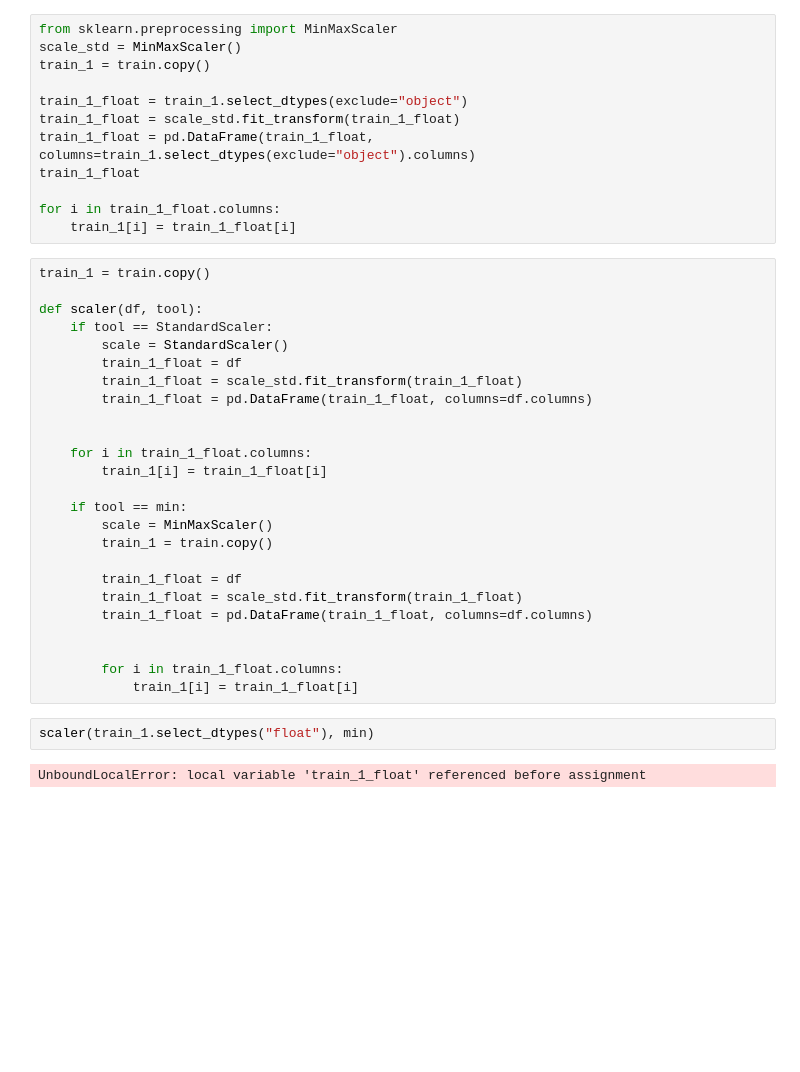
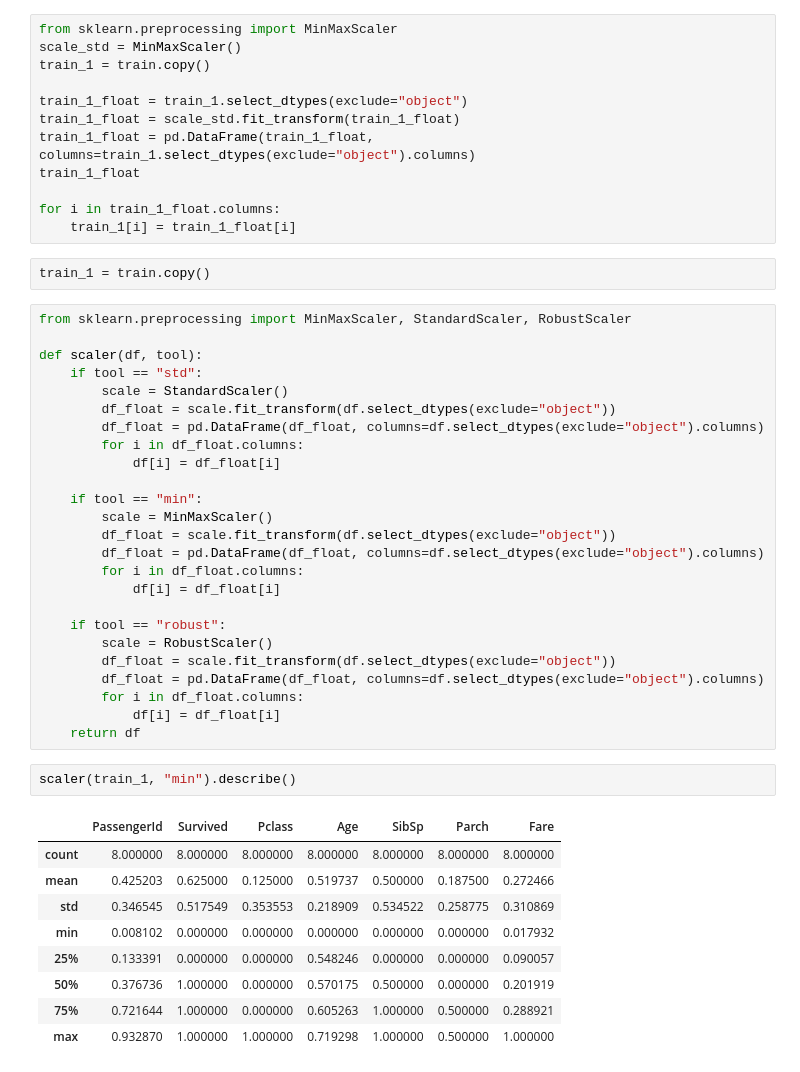
Before and after one commit to juno-bara/7_tutoring, a Jupyter notebook: tutoring_2.ipynb, the cells around one changed output. Drawn from its saved outputs; the diff is of its cells as text; blank space fills up the shorter version.

```diff
--- a/tutoring_2.ipynb
+++ b/tutoring_2.ipynb
@@ -666,32 +651,42 @@ train_1_float
 
 for i in train_1_float.columns:
     train_1[i] = train_1_float[i]
-# %%
-train_1 = train.copy()
-
-def scaler(df, tool):
-    if tool == StandardScaler:
-        scale = StandardScaler()
-        train_1_float = df
-        train_1_float = scale_std.fit_transform(train_1_float)
-        train_1_float = pd.DataFrame(train_1_float, columns=df.columns)
-
-
-    for i in train_1_float.columns:
-        train_1[i] = train_1_float[i]
-
-    if tool == min:
-        scale = MinMaxScaler()
-        train_1 = train.copy()
-
-        train_1_float = df
-        train_1_float = scale_std.fit_transform(train_1_float)
-        train_1_float = pd.DataFrame(train_1_float, columns=df.columns)
-
-
-        for i in train_1_float.columns:
-            train_1[i] = train_1_float[i]
+# %%
+train_1 = train.copy()
+# %%
+from sklearn.preprocessing import MinMaxScaler, StandardScaler, RobustScaler
+
+def scaler(df, tool):
+    if tool == "std":
+        scale = StandardScaler()
+        df_float = scale.fit_transform(df.select_dtypes(exclude="object"))
+        df_float = pd.DataFrame(df_float, columns=df.select_dtypes(exclude="object").columns)
+        for i in df_float.columns:
+            df[i] = df_float[i]
+
+    if tool == "min":
+        scale = MinMaxScaler()
+        df_float = scale.fit_transform(df.select_dtypes(exclude="object"))
+        df_float = pd.DataFrame(df_float, columns=df.select_dtypes(exclude="object").columns)
+        for i in df_float.columns:
+            df[i] = df_float[i]
+
+    if tool == "robust":
+        scale = RobustScaler()
+        df_float = scale.fit_transform(df.select_dtypes(exclude="object"))
+        df_float = pd.DataFrame(df_float, columns=df.select_dtypes(exclude="object").columns)
+        for i in df_float.columns:
+            df[i] = df_float[i]
+    return df
 # %%
-scaler(train_1.select_dtypes("float"), min)
+scaler(train_1, "min").describe()
 # %% [output]
-UnboundLocalError: local variable 'train_1_float' referenced before assignment
+|  | PassengerId | Survived | Pclass | Age | SibSp | Parch | Fare |
+| count | 8.000000 | 8.000000 | 8.000000 | 8.000000 | 8.000000 | 8.000000 | 8.000000 |
+| mean | 0.425203 | 0.625000 | 0.125000 | 0.519737 | 0.500000 | 0.187500 | 0.272466 |
+| std | 0.346545 | 0.517549 | 0.353553 | 0.218909 | 0.534522 | 0.258775 | 0.310869 |
+| min | 0.008102 | 0.000000 | 0.000000 | 0.000000 | 0.000000 | 0.000000 | 0.017932 |
+| 25% | 0.133391 | 0.000000 | 0.000000 | 0.548246 | 0.000000 | 0.000000 | 0.090057 |
+| 50% | 0.376736 | 1.000000 | 0.000000 | 0.570175 | 0.500000 | 0.000000 | 0.201919 |
+| 75% | 0.721644 | 1.000000 | 0.000000 | 0.605263 | 1.000000 | 0.500000 | 0.288921 |
+| max | 0.932870 | 1.000000 | 1.000000 | 0.719298 | 1.000000 | 0.500000 | 1.000000 |
```
Also changed, not shown: parts of 3 cells of this notebook, 1 other file.
